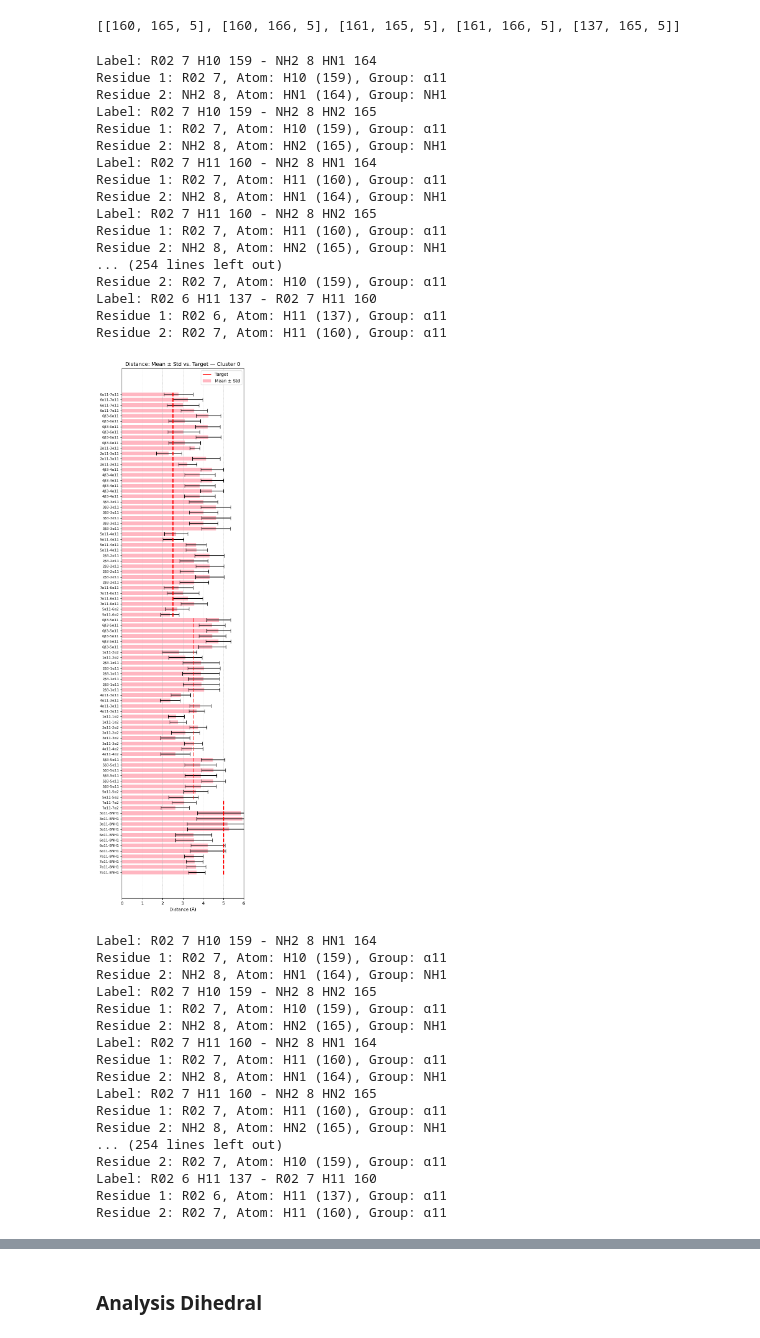
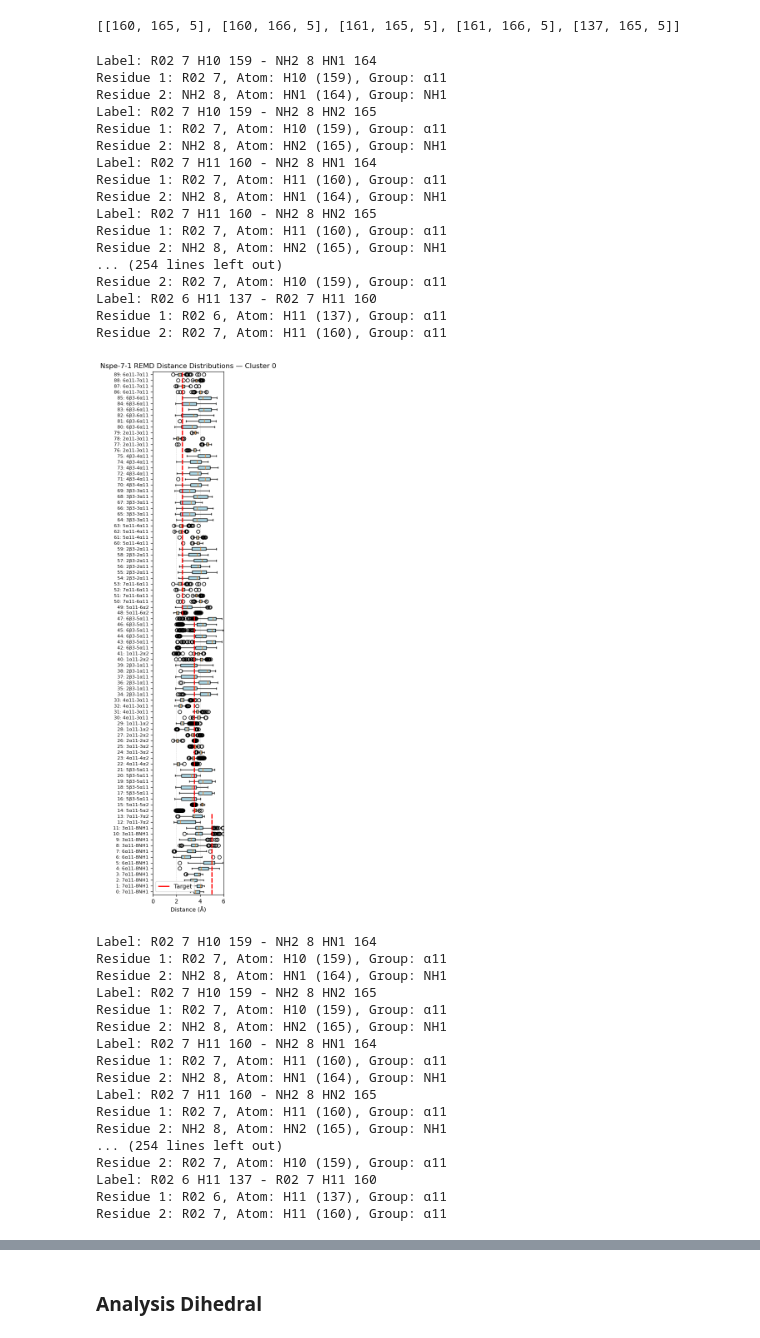
Before and after one commit to vvoelz/nspe-oligomers, a Jupyter notebook: peptoid/nspe_7_2/analysis/select_conform.ipynb, the cells around one changed output, grey strips where cells are left out. Drawn from its saved outputs; the diff is of its cells as text; code cells hidden in the pictures.

Commit message:
update the select conform by dist nmr for nspe71 nspe72

```diff
--- a/peptoid/nspe_7_2/analysis/select_conform.ipynb
+++ b/peptoid/nspe_7_2/analysis/select_conform.ipynb
@@ -58,7 +36,7 @@ All contents in 'cluster/' have been cleared.
 ## Load the data
 # %%
 ## Load Distance Restraubt Data
-dist_path = f"traj_data/dis_state0.pkl"
+dist_path = f"traj_data/dist_state0.pkl"
 dist = Data.load(dist_path)
 dist = dist.array_list
 print(f'dist.shape:{np.array(dist).shape}')
@@ -160,7 +166,7 @@ plt.show()
 # %%
 from deeptime.clustering import MiniBatchKMeans
 
-n_clusters = 10
+n_clusters = 2
 estimator = KMeans(
     n_clusters=n_clusters,  # number of cluster centers
     max_iter=100,  # maximum number of passes over full dataset when calling fit()
@@ -325,31 +311,21 @@ def translate_pyemma_label(label):
     return f"{resid1}{group1}-{resid2}{group2}"
 # %%
 human_interpretable_label = True
+grofile = "../nspe_7_2.amb2gmx/nspe_7_2_GMX.gro"
 
-grofile = f"../nspe_7_2.amb2gmx/nspe_7_2_GMX.gro"
-
-# Loop over top clusters instead of state numbers
 for cluster_label, frame_indices in top_cluster_data.items():
-    means = []
-    stds = []
     targets = []
     labels = []
+    all_dists = []
 
-    # Only use the first 90 columns (distance features)
     cluster_feat = feat_all[frame_indices]
     dist_feat = cluster_feat[:, :90]
 
     for i, (atom1, atom2, target) in enumerate(dist_res):
         dist = dist_feat[:, i]
-
-        mean_val = np.mean(dist)
-        std_val = np.std(dist)
-
-        means.append(mean_val)
-        stds.append(std_val)
+        all_dists.append(dist)
         targets.append(target)
 
-        # PyEMMA labels
         atom1_pyemma = atom1 - 1
         atom2_pyemma = atom2 - 1
         feat = pyemma.coordinates.featurizer(grofile)
@@ -357,60 +333,52 @@ for cluster_label, frame_indices in top_cluster_data.items():
         label = feat.describe()[0]
 
         if human_interpretable_label:
-            labels.append(translate_pyemma_label(label=label))
+            labels.append(f"{i}: {translate_pyemma_label(label=label)}")
         else:
             labels.append(label)
 
-    # Convert to numpy arrays
-    means = np.array(means)
-    stds = np.array(stds)
     targets = np.array(targets)
 
-    y = np.arange(len(labels))
-    height = 0.7
+    plt.figure(figsize=(3, max(6, len(labels) * 0.15)))
 
-    plt.figure(figsize=(5, max(6, len(labels) * 0.2)))
+    # Boxplot: transpose the list of arrays into required format
+    bp = plt.boxplot(all_dists, vert=False, patch_artist=True, labels=labels)
 
-    # Plot bars: mean ± std
-    plt.barh(y, means, height=height, xerr=stds, capsize=4, label='Mean ± Std', color='lightpink')
+    # Custom styling for boxes
+    for box in bp['boxes']:
+        box.set(facecolor='lightblue')
 
-    # Target distances
-    target_label_plotted = False
-    for yi, ti in zip(y, targets):
-        if not target_label_plotted:
-            plt.vlines(ti, yi - height / 2, yi + height / 2, colors='red', linestyles='-', linewidth=2, label='Target')
-            target_label_plotted = True
-        else:
-            plt.vlines(ti, yi - height / 2, yi + height / 2, colors='red', linestyles='-', linewidth=2)
+    # Add red target lines
+    for yi, ti in enumerate(targets, start=1):  # boxplot y starts at 1
+        plt.vlines(ti, yi - 0.4, yi + 0.4, colors='red', linestyles='-', linewidth=2, label='Target' if yi == 1 else "")
 
-    plt.yticks(y, labels, fontsize=8)
+    plt.yticks(fontsize=8)
     plt.xlabel("Distance (Å)")
-    plt.title(f"Distance: Mean ± Std vs. Target — Cluster {cluster_label}")
-    #plt.xlim(0, max(np.max(means + stds), np.max(targets)) * 1.1)
+    plt.title(f"Nspe-7-1 REMD Distance Distributions — Cluster {cluster_label}")
     plt.xlim(0, 6)
     plt.legend()
     plt.grid(axis='x', linestyle='--', linewidth=0.5, alpha=0.7)
     plt.tight_layout()
     plt.show()
 # %% [output]
 Label: R02 7 H10 159 - NH2 8 HN1 164
 Residue 1: R02 7, Atom: H10 (159), Group: α11
 Residue 2: NH2 8, Atom: HN1 (164), Group: NH1
 Label: R02 7 H10 159 - NH2 8 HN2 165
 Residue 1: R02 7, Atom: H10 (159), Group: α11
 Residue 2: NH2 8, Atom: HN2 (165), Group: NH1
 Label: R02 7 H11 160 - NH2 8 HN1 164
 Residue 1: R02 7, Atom: H11 (160), Group: α11
 Residue 2: NH2 8, Atom: HN1 (164), Group: NH1
 Label: R02 7 H11 160 - NH2 8 HN2 165
 Residue 1: R02 7, Atom: H11 (160), Group: α11
 Residue 2: NH2 8, Atom: HN2 (165), Group: NH1
 ... (254 lines left out)
 Residue 2: R02 7, Atom: H10 (159), Group: α11
 Label: R02 6 H11 137 - R02 7 H11 160
 Residue 1: R02 6, Atom: H11 (137), Group: α11
 Residue 2: R02 7, Atom: H11 (160), Group: α11
-[figure, old version]
+[figure, new version]
 Label: R02 7 H10 159 - NH2 8 HN1 164
 Residue 1: R02 7, Atom: H10 (159), Group: α11
 Residue 2: NH2 8, Atom: HN1 (164), Group: NH1
```
Also changed, not shown: parts of 15 cells of this notebook, 1 other file.
